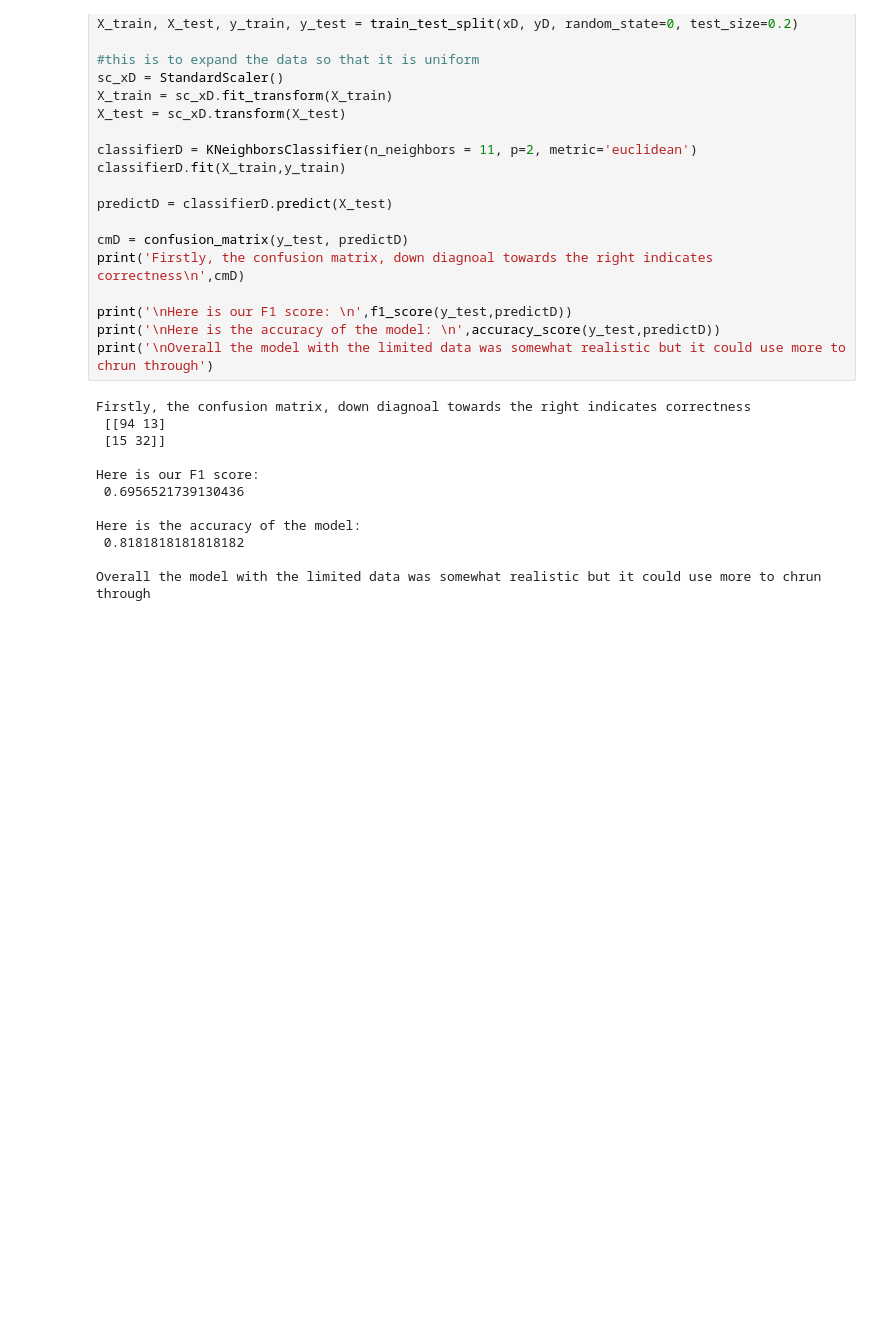
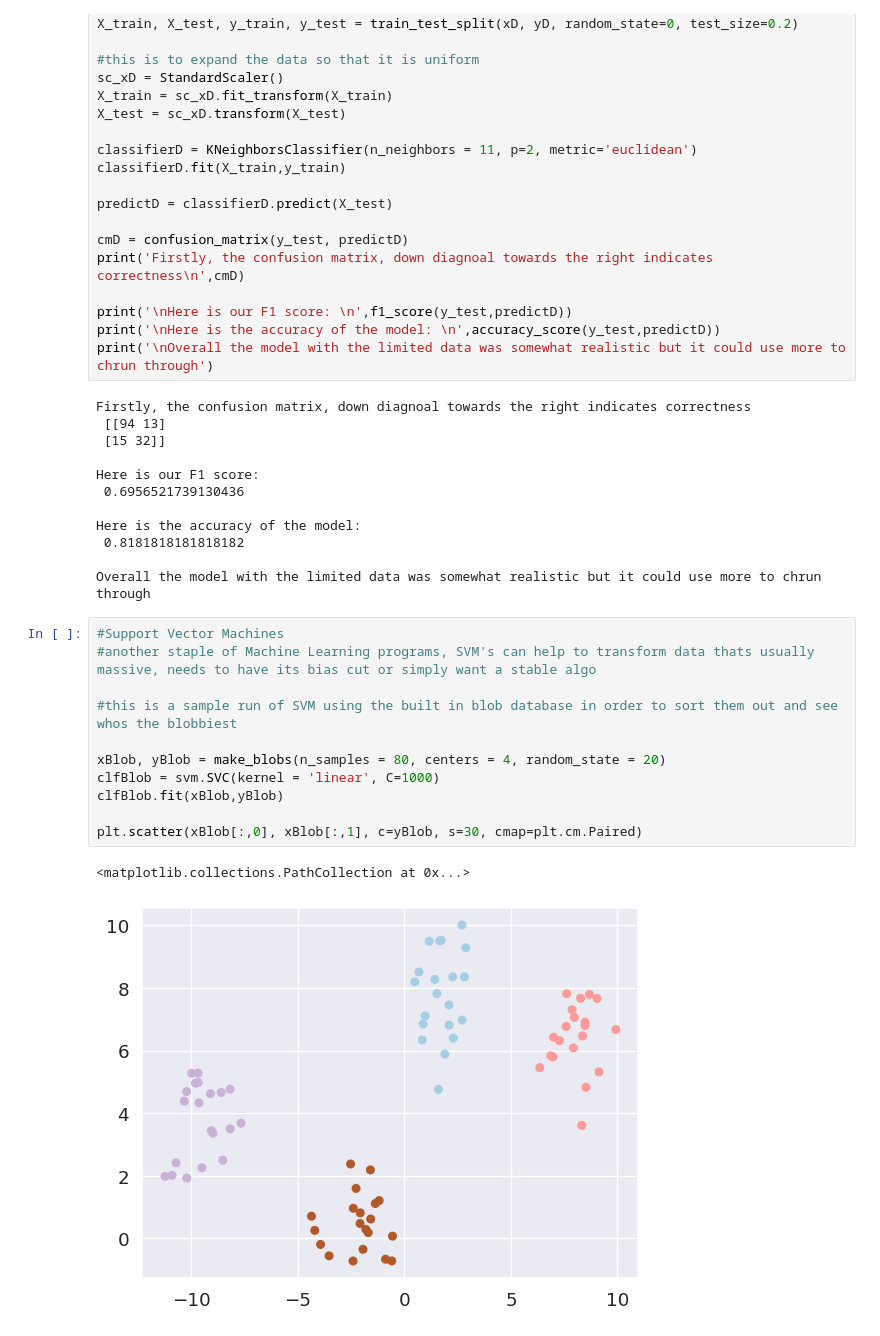
Before and after one commit to sopiloteh/sillythings, a Jupyter notebook: mlrelearning.ipynb, the cells around one changed output. Cells and saved outputs as stored; diff of their text form; blank space fills up the shorter version.

```diff
--- a/mlrelearning.ipynb
+++ b/mlrelearning.ipynb
@@ -1038,3 +1039,17 @@ Here is the accuracy of the model:
  0.8181818181818182
 
 Overall the model with the limited data was somewhat realistic but it could use more to chrun through
+# %%
+#Support Vector Machines
+#another staple of Machine Learning programs, SVM's can help to transform data thats usually massive, needs to have its bias cut or simply want a stable algo
+
+#this is a sample run of SVM using the built in blob database in order to sort them out and see whos the blobbiest
+
+xBlob, yBlob = make_blobs(n_samples = 80, centers = 4, random_state = 20)
+clfBlob = svm.SVC(kernel = 'linear', C=1000)
+clfBlob.fit(xBlob,yBlob)
+
+plt.scatter(xBlob[:,0], xBlob[:,1], c=yBlob, s=30, cmap=plt.cm.Paired)
+# %% [output]
+<matplotlib.collections.PathCollection at 0x...>
+[figure, added]
```
Also changed, not shown: parts of 1 cell of this notebook.
